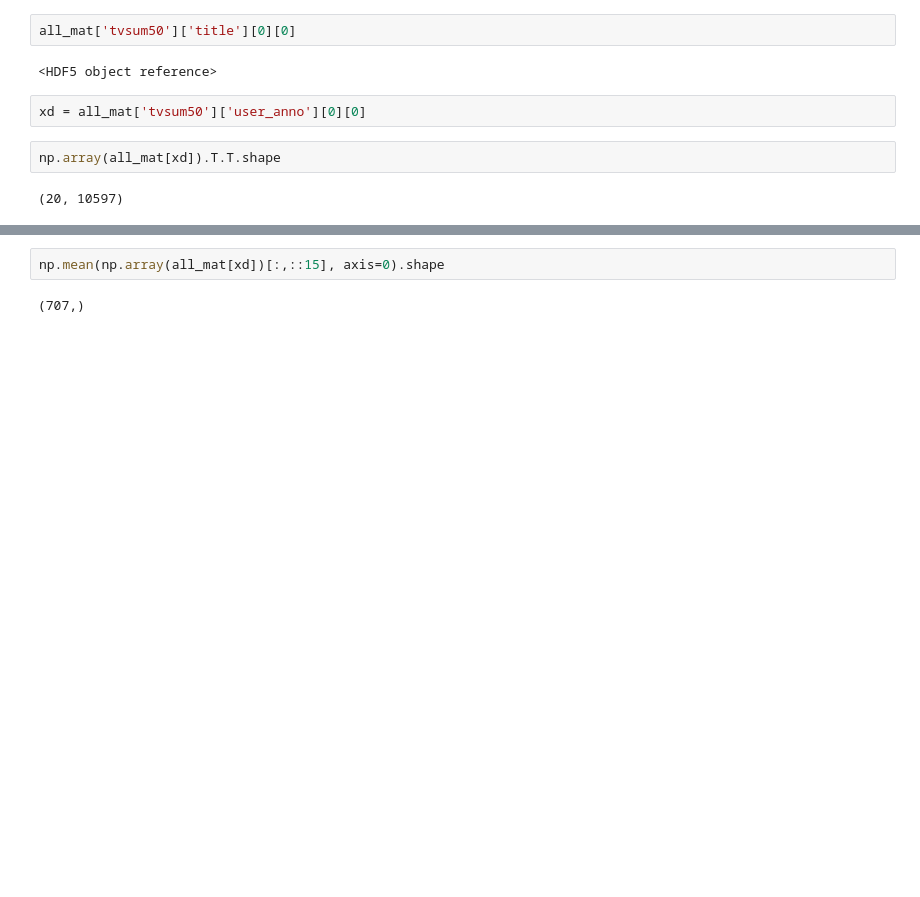
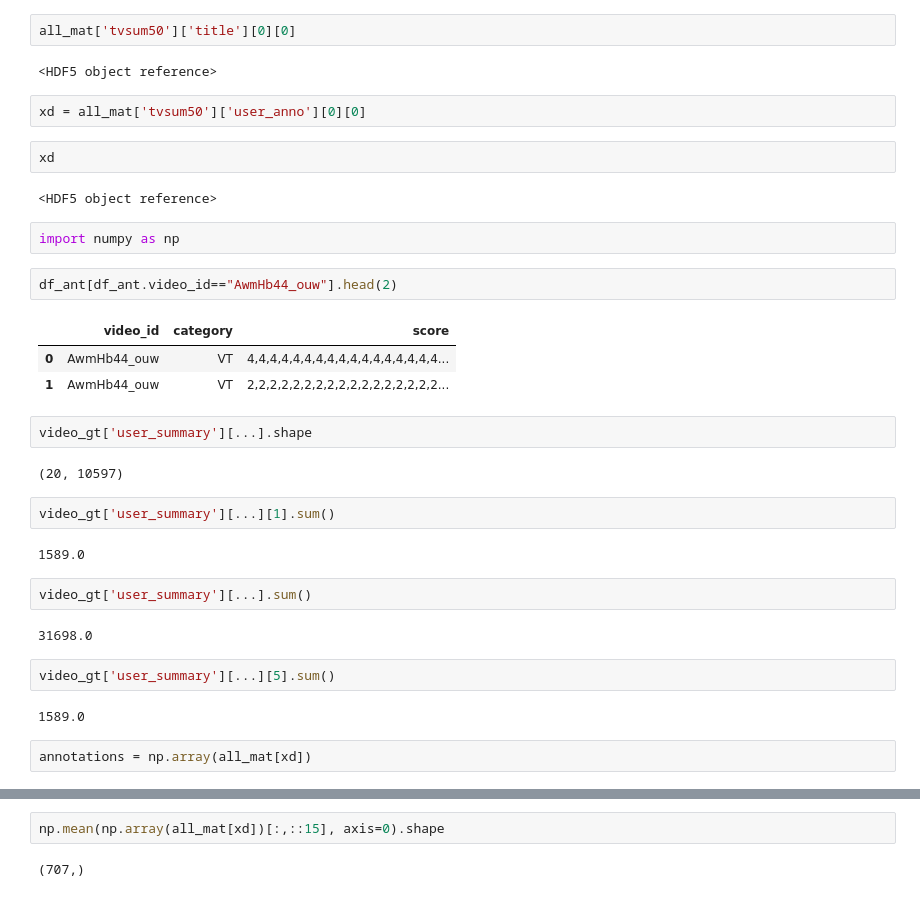
Before and after one commit to StevRamos/video_summarization, a Jupyter notebook: notebooks/tvsum.ipynb, the cells around one changed output, grey strips where cells are left out. Saved outputs shown, nothing was run; the diff lists cells and outputs as text; blank space fills up the shorter version.

```diff
--- a/notebooks/tvsum.ipynb
+++ b/notebooks/tvsum.ipynb
@@ -568,7 +663,33 @@ all_mat['tvsum50']['title'][0][0]
 <HDF5 object reference>
 # %%
 xd = all_mat['tvsum50']['user_anno'][0][0]
+# %%
+xd
+# %% [output]
+<HDF5 object reference>
+# %%
+import numpy as np
+# %%
+df_ant[df_ant.video_id=="AwmHb44_ouw"].head(2)
+# %% [output]
+|  | video_id | category | score |
+| 0 | AwmHb44_ouw | VT | 4,4,4,4,4,4,4,4,4,4,4,4,4,4,4,4,4... |
+| 1 | AwmHb44_ouw | VT | 2,2,2,2,2,2,2,2,2,2,2,2,2,2,2,2,2... |
+# %%
+video_gt['user_summary'][...].shape
+# %% [output]
+(20, 10597)
+# %%
+video_gt['user_summary'][...][1].sum()
+# %% [output]
+1589.0
+# %%
+video_gt['user_summary'][...].sum()
+# %% [output]
+31698.0
+# %%
+video_gt['user_summary'][...][5].sum()
+# %% [output]
+1589.0
 # %%
-np.array(all_mat[xd]).T.T.shape
+annotations = np.array(all_mat[xd])
-# %% [output]
-(20, 10597)
```
Also changed, not shown: parts of 62 cells of this notebook, 35 other files.
